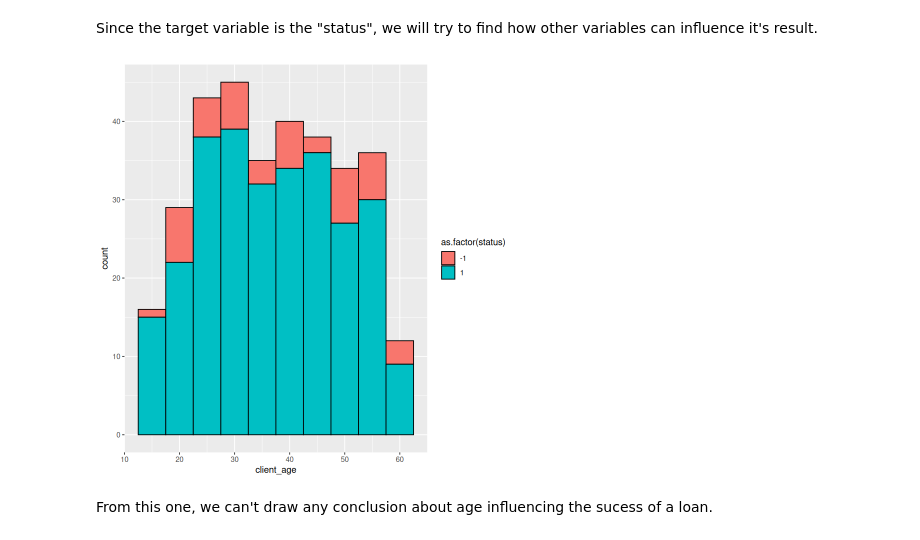
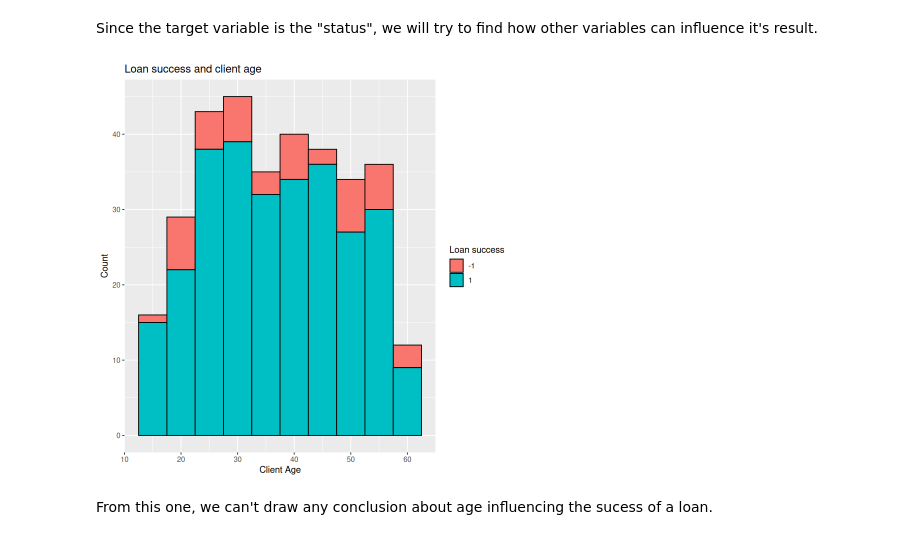
Before and after one commit to 1Krypt0/FEUP-AC-PROJ, a Jupyter notebook: docs/data-understanding.ipynb, the cells around one changed output. Saved outputs shown, nothing was run; the diff lists cells and outputs as text; code cells hidden in the pictures.

Commit message:
Add last plot and fix plot's labels

```diff
--- a/docs/data-understanding.ipynb
+++ b/docs/data-understanding.ipynb
@@ -37,9 +37,10 @@ We can see that this dataset is composed of clients between the ages of 16 and 6
 Since the target variable is the "status", we will try to find how other variables can influence it's result.
 # %%
 ggplot(data, aes(x=client_age, fill = as.factor(status))) +
+  labs(fill="Loan success", x="Client Age", y="Count", title="Loan success and client age") +
   geom_histogram(binwidth=5, color="black")
 # %% [output]
-[figure, old version]
+[figure, new version]
 # %% [markdown]
 From this one, we can't draw any conclusion about age influencing the sucess of a loan.
 # %%
```
Also changed, not shown: parts of 26 cells of this notebook.
